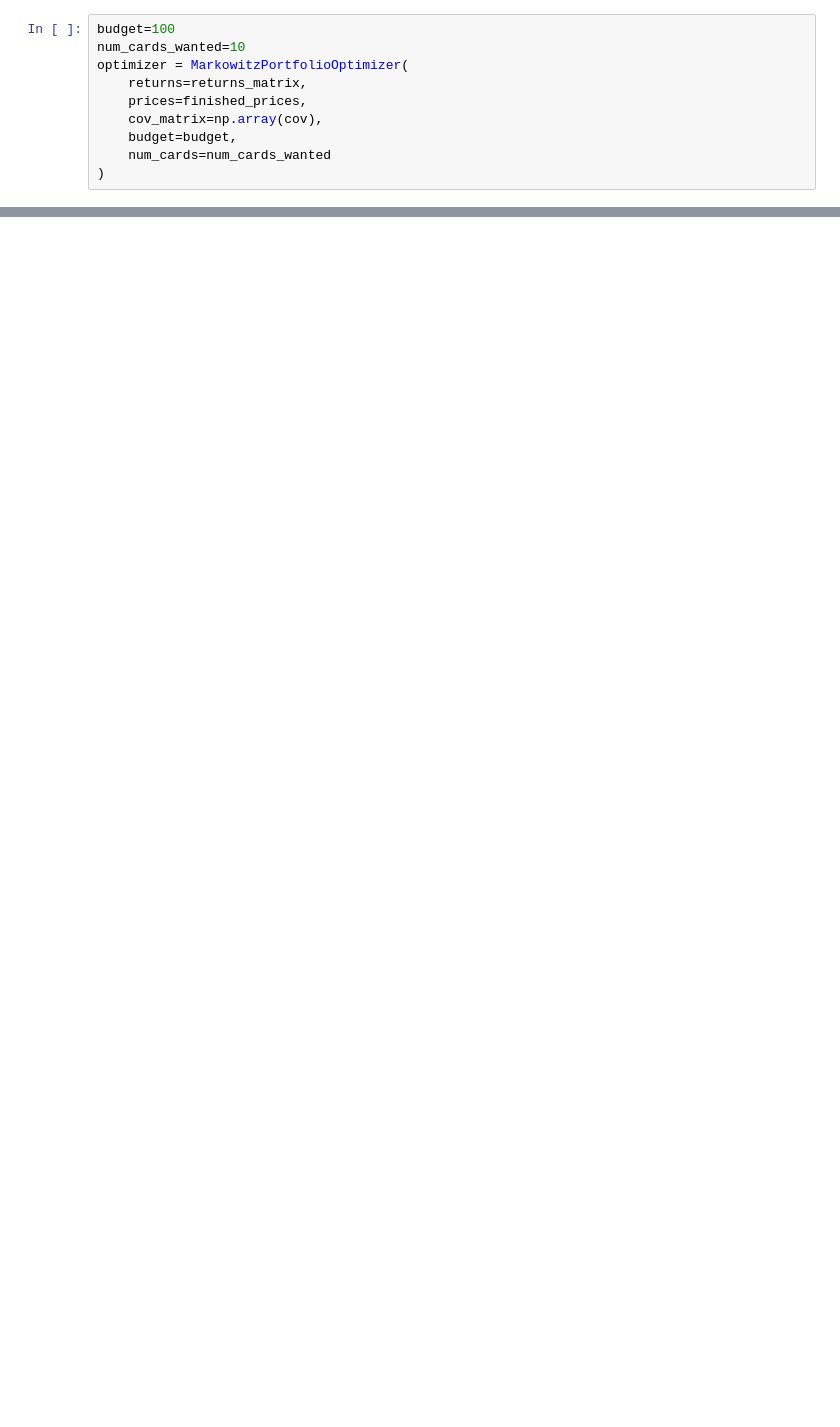
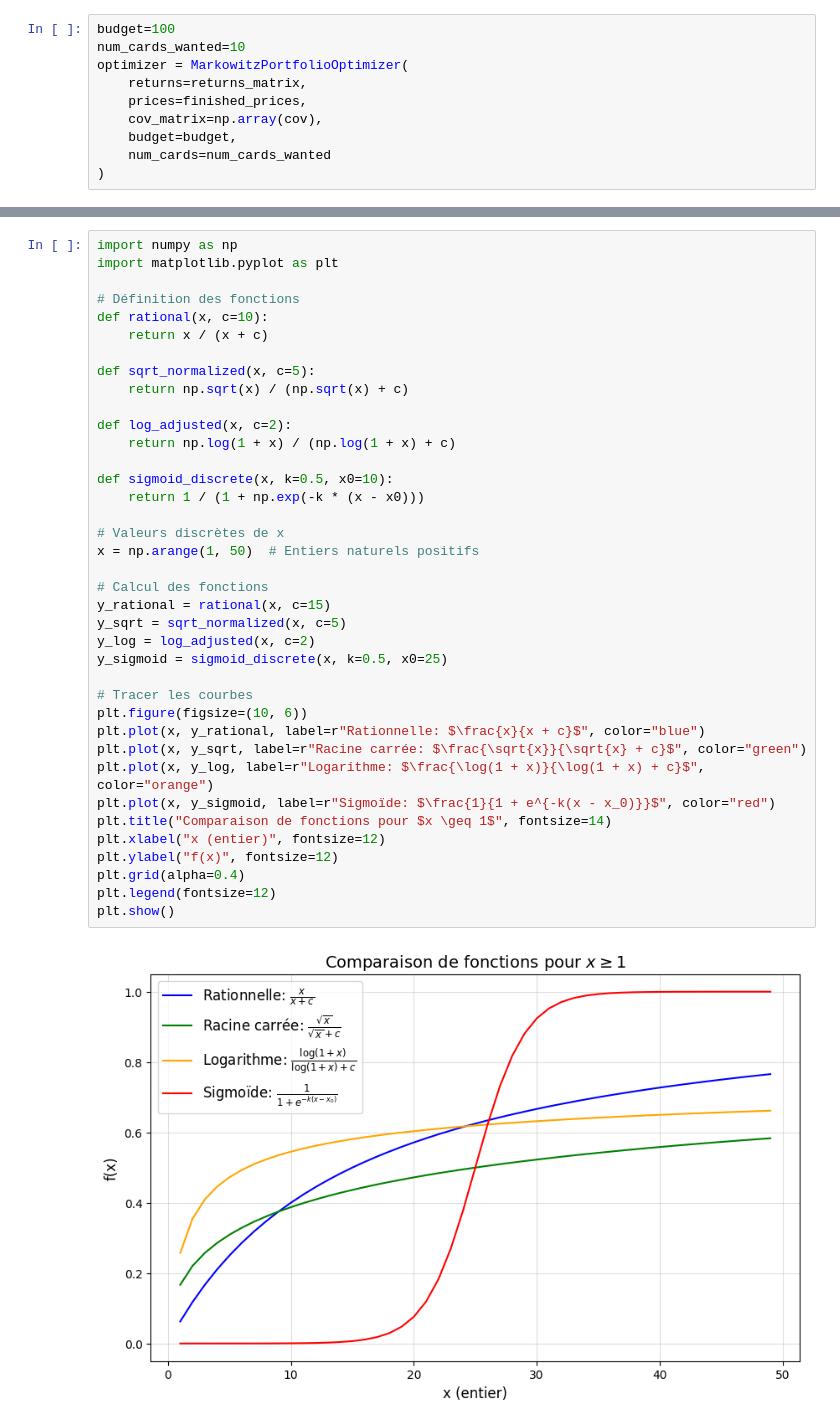
Before and after one commit to nayelsdk/Quantitative_Portfolio_Pokemon_Card, a Jupyter notebook: markowitz.ipynb, the cells around one changed output, grey strips where cells are left out. Cells and saved outputs as stored; diff of their text form; blank space fills up the shorter version.

```diff
--- a/markowitz.ipynb
+++ b/markowitz.ipynb
@@ -367,0 +105,40 @@ Montant total investi : 104.25
+# %%
+import numpy as np
+import matplotlib.pyplot as plt
+
+# Définition des fonctions
+def rational(x, c=10):
+    return x / (x + c)
+
+def sqrt_normalized(x, c=5):
+    return np.sqrt(x) / (np.sqrt(x) + c)
+
+def log_adjusted(x, c=2):
+    return np.log(1 + x) / (np.log(1 + x) + c)
+
+def sigmoid_discrete(x, k=0.5, x0=10):
+    return 1 / (1 + np.exp(-k * (x - x0)))
+
+# Valeurs discrètes de x
+x = np.arange(1, 50)  # Entiers naturels positifs
+
+# Calcul des fonctions
+y_rational = rational(x, c=15)
+y_sqrt = sqrt_normalized(x, c=5)
+y_log = log_adjusted(x, c=2)
+y_sigmoid = sigmoid_discrete(x, k=0.5, x0=25)
+
+# Tracer les courbes
+plt.figure(figsize=(10, 6))
+plt.plot(x, y_rational, label=r"Rationnelle: $\frac{x}{x + c}$", color="blue")
+plt.plot(x, y_sqrt, label=r"Racine carrée: $\frac{\sqrt{x}}{\sqrt{x} + c}$", color="green")
+plt.plot(x, y_log, label=r"Logarithme: $\frac{\log(1 + x)}{\log(1 + x) + c}$", color="orange")
+plt.plot(x, y_sigmoid, label=r"Sigmoïde: $\frac{1}{1 + e^{-k(x - x_0)}}$", color="red")
+plt.title("Comparaison de fonctions pour $x \geq 1$", fontsize=14)
+plt.xlabel("x (entier)", fontsize=12)
+plt.ylabel("f(x)", fontsize=12)
+plt.grid(alpha=0.4)
+plt.legend(fontsize=12)
+plt.show()
+# %% [output]
+[figure, added]
```
Also changed, not shown: parts of 31 cells of this notebook, 1 other file.
